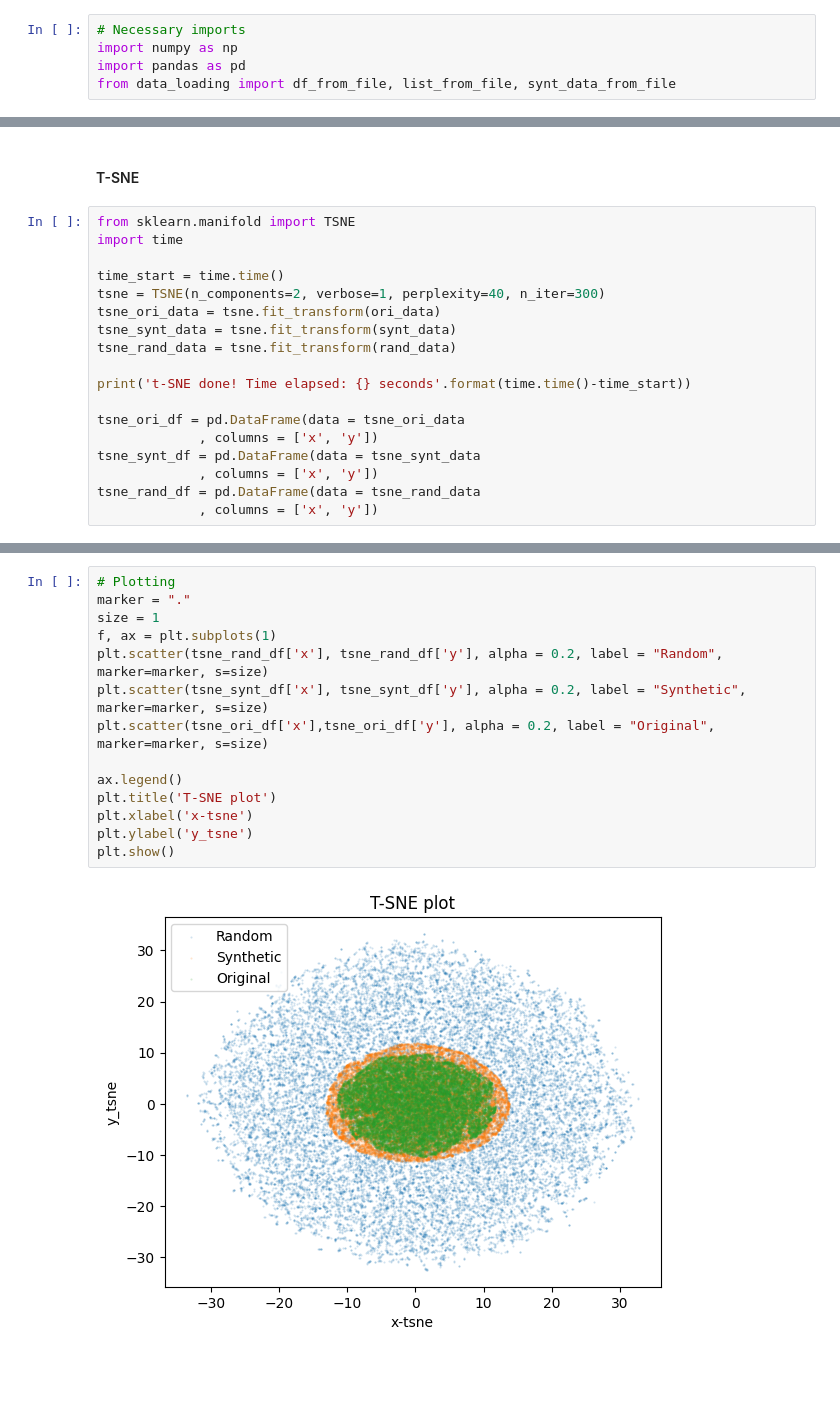
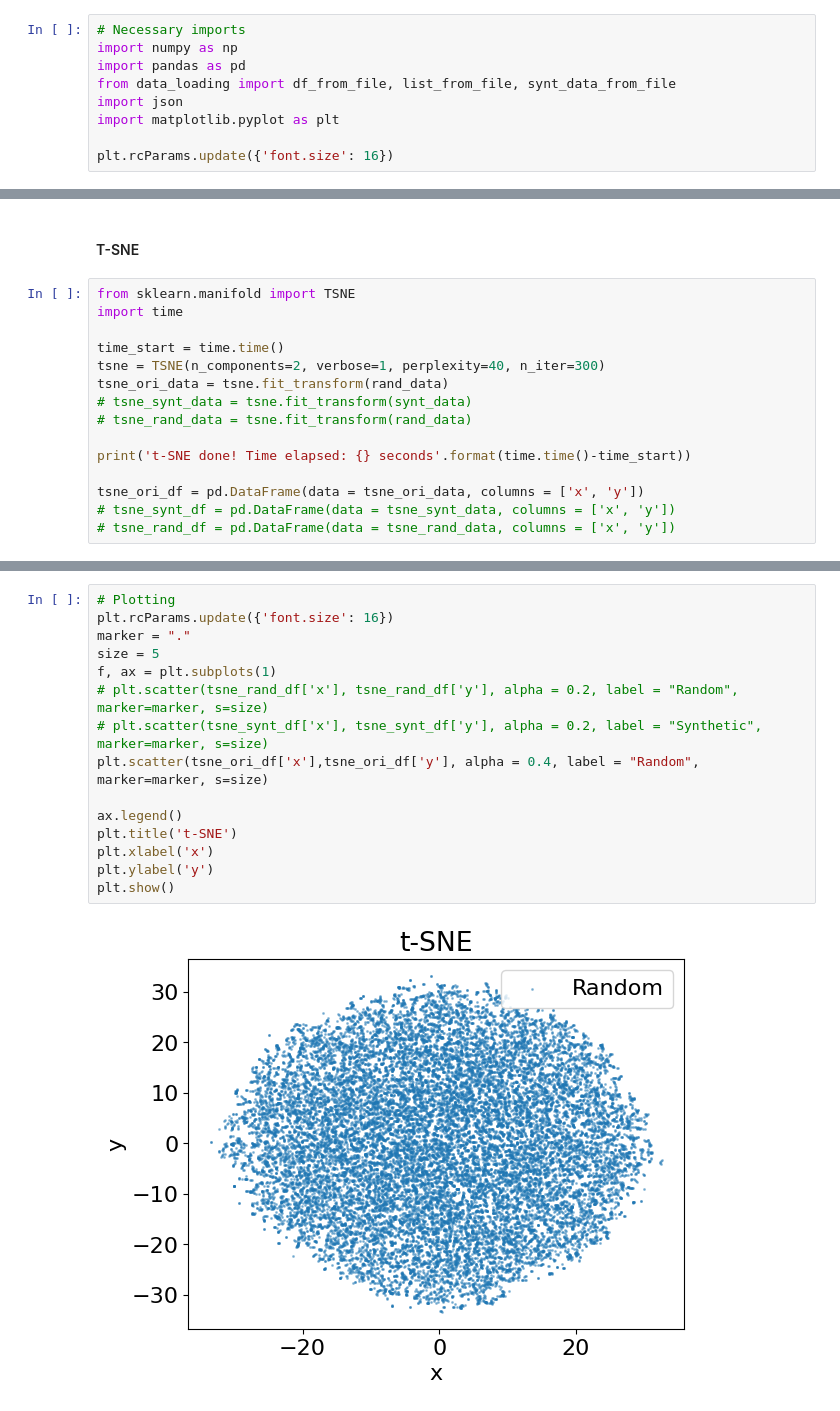
Before and after one commit to fredrikSveen/MSc_time_series_GAN, a Jupyter notebook: visual_analysis.ipynb, the cells around one changed output, grey strips where cells are left out. Saved outputs shown, nothing was run; the diff lists cells and outputs as text; blank space fills up the shorter version.

```diff
--- a/visual_analysis.ipynb
+++ b/visual_analysis.ipynb
@@ -5,3 +5,7 @@
 import numpy as np
 import pandas as pd
 from data_loading import df_from_file, list_from_file, synt_data_from_file
+import json
+import matplotlib.pyplot as plt
+
+plt.rcParams.update({'font.size': 16})
@@ -75,17 +82,14 @@ import time
 
 time_start = time.time()
 tsne = TSNE(n_components=2, verbose=1, perplexity=40, n_iter=300)
-tsne_ori_data = tsne.fit_transform(ori_data)
-tsne_synt_data = tsne.fit_transform(synt_data)
-tsne_rand_data = tsne.fit_transform(rand_data)
+tsne_ori_data = tsne.fit_transform(rand_data)
+# tsne_synt_data = tsne.fit_transform(synt_data)
+# tsne_rand_data = tsne.fit_transform(rand_data)
 
 print('t-SNE done! Time elapsed: {} seconds'.format(time.time()-time_start))
 
-tsne_ori_df = pd.DataFrame(data = tsne_ori_data
-             , columns = ['x', 'y'])
-tsne_synt_df = pd.DataFrame(data = tsne_synt_data
-             , columns = ['x', 'y'])
-tsne_rand_df = pd.DataFrame(data = tsne_rand_data
-             , columns = ['x', 'y'])
+tsne_ori_df = pd.DataFrame(data = tsne_ori_data, columns = ['x', 'y'])
+# tsne_synt_df = pd.DataFrame(data = tsne_synt_data, columns = ['x', 'y'])
+# tsne_rand_df = pd.DataFrame(data = tsne_rand_data, columns = ['x', 'y'])
 # %% [output]
 [t-SNE] Computing 121 nearest neighbors...
@@ -108,16 +112,17 @@ t-SNE done! Time elapsed: 314.94866466522217 seconds
 # %%
 # Plotting
+plt.rcParams.update({'font.size': 16})
 marker = "."
-size = 1
+size = 5
 f, ax = plt.subplots(1)
-plt.scatter(tsne_rand_df['x'], tsne_rand_df['y'], alpha = 0.2, label = "Random", marker=marker, s=size)
-plt.scatter(tsne_synt_df['x'], tsne_synt_df['y'], alpha = 0.2, label = "Synthetic", marker=marker, s=size)
-plt.scatter(tsne_ori_df['x'],tsne_ori_df['y'], alpha = 0.2, label = "Original", marker=marker, s=size)
+# plt.scatter(tsne_rand_df['x'], tsne_rand_df['y'], alpha = 0.2, label = "Random", marker=marker, s=size)
+# plt.scatter(tsne_synt_df['x'], tsne_synt_df['y'], alpha = 0.2, label = "Synthetic", marker=marker, s=size)
+plt.scatter(tsne_ori_df['x'],tsne_ori_df['y'], alpha = 0.4, label = "Random", marker=marker, s=size)
 
 ax.legend()
-plt.title('T-SNE plot')
-plt.xlabel('x-tsne')
-plt.ylabel('y_tsne')
+plt.title('t-SNE')
+plt.xlabel('x')
+plt.ylabel('y')
 plt.show()
 # %% [output]
-[figure, old version]
+[figure, new version]
```
Also changed, not shown: parts of 10 cells of this notebook, 4 other files.
